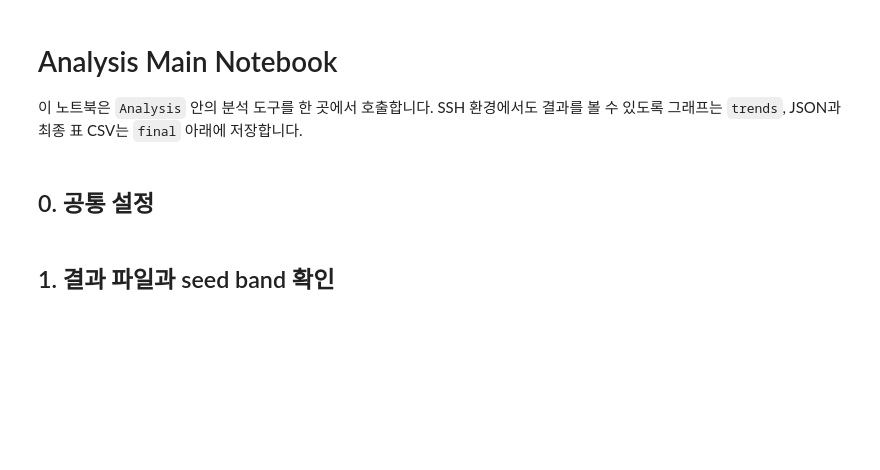
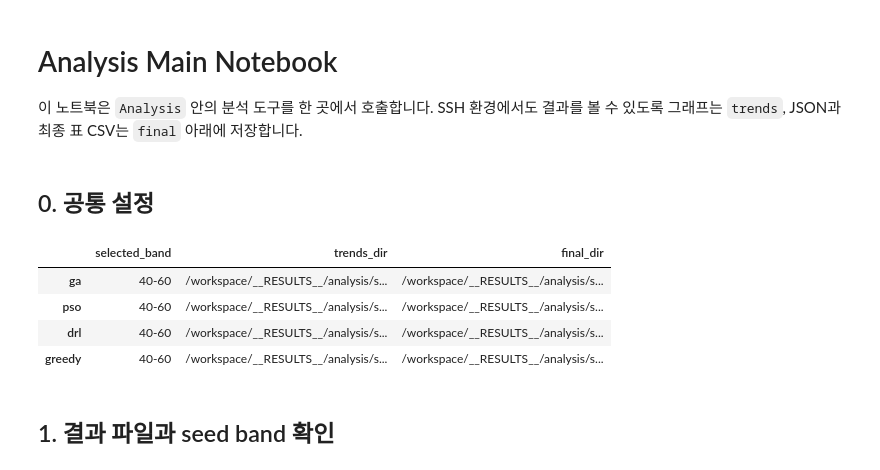
Before and after one commit to yutakseo/SensorDeployment_Optimizer, a Jupyter notebook: Analysis/main.ipynb, the cells around one changed output. Cells and saved outputs as stored; diff of their text form; code cells hidden in the pictures; blank space fills up the shorter version.

```diff
--- a/Analysis/main.ipynb
+++ b/Analysis/main.ipynb
@@ -30,7 +30,7 @@ from Analysis.trends import (
 
 RESULTS_ROOT = REPO_ROOT / "__RESULTS__"
 ALGORITHMS = ["ga", "pso", "drl", "greedy"]
-MAP_NAME = "gangjin.down"
+MAP_NAME = "seocho.down"
 SEED_BAND = None
 GRID_M = 5.0
 COVERAGE = 45
@@ -47,36 +47,42 @@ def normalizeAlgorithms(value: str | list[str] | tuple[str, ...]) -> list[str]:
 
 
 def buildContext(algorithm: str) -> dict[str, object]:
     bands = listBands(
         results_root=RESULTS_ROOT,
         algorithm=algorithm,
         map_name=MAP_NAME,
     )
     selected_band = SEED_BAND if SEED_BAND is not None else (bands[0] if bands else None)
-    algo_map_dir = ANALYSIS_ROOT / algorithm / MAP_DIR_NAME
-    trends_dir = algo_map_dir / "trends"
-    final_dir = algo_map_dir / "final"
+    map_algo_dir = ANALYSIS_ROOT / MAP_DIR_NAME / algorithm
+    trends_dir = map_algo_dir / "trends"
+    final_dir = map_algo_dir / "final"
     trends_dir.mkdir(parents=True, exist_ok=True)
     final_dir.mkdir(parents=True, exist_ok=True)
     return {
         "algorithm": algorithm,
         "bands": bands,
         "selected_band": selected_band,
         "run_dir": RESULTS_ROOT / algorithm / MAP_NAME,
         "single_run_dir": RESULTS_ROOT / algorithm / MAP_NAME / selected_band
         if selected_band
         else RESULTS_ROOT / algorithm / MAP_NAME,
         "trends_dir": trends_dir,
         "final_dir": final_dir,
         "report_dir": trends_dir,
     }
 
 
 ALGORITHMS = normalizeAlgorithms(ALGORITHMS)
 CONTEXTS = {algorithm: buildContext(algorithm) for algorithm in ALGORITHMS}
 pd.DataFrame.from_dict(CONTEXTS, orient="index")[
     ["selected_band", "trends_dir", "final_dir"]
 ]
+# %% [output]
+|  | selected_band | trends_dir | final_dir |
+| ga | 40-60 | /workspace/__RESULTS__/analysis/s... | /workspace/__RESULTS__/analysis/s... |
+| pso | 40-60 | /workspace/__RESULTS__/analysis/s... | /workspace/__RESULTS__/analysis/s... |
+| drl | 40-60 | /workspace/__RESULTS__/analysis/s... | /workspace/__RESULTS__/analysis/s... |
+| greedy | 40-60 | /workspace/__RESULTS__/analysis/s... | /workspace/__RESULTS__/analysis/s... |
 # %% [markdown]
 ## 1. 결과 파일과 seed band 확인
 # %%
```
Also changed, not shown: parts of 7 cells of this notebook.
